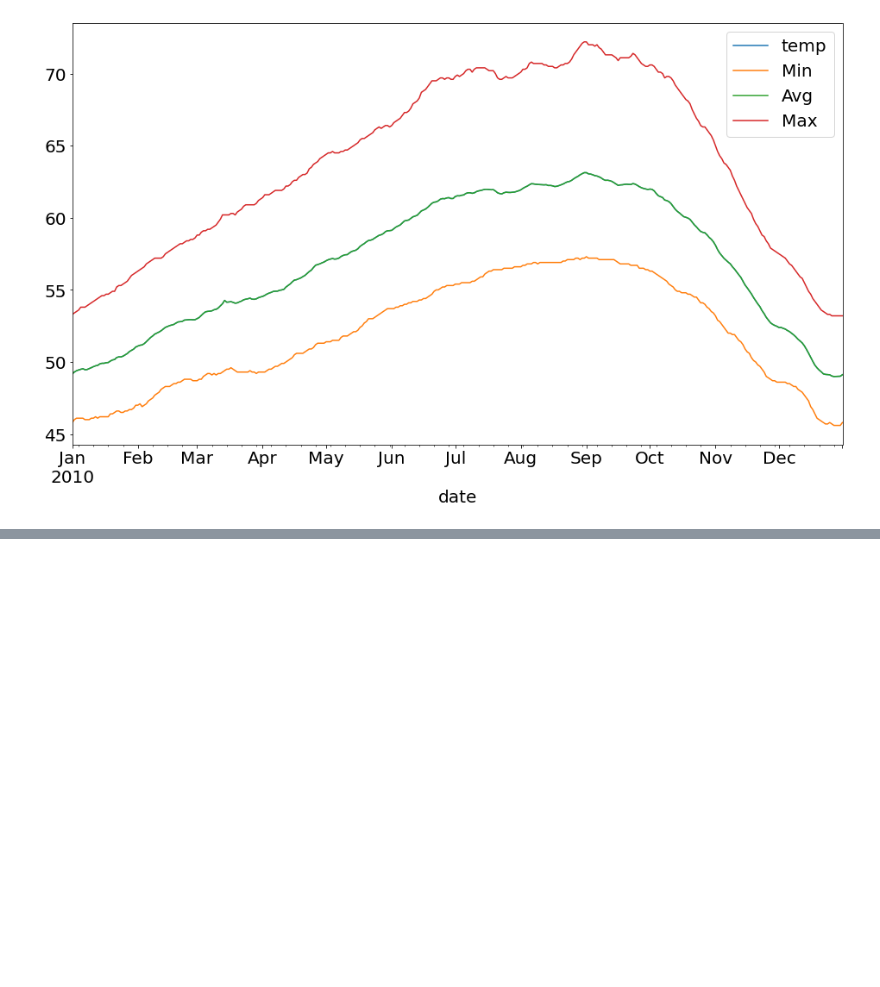
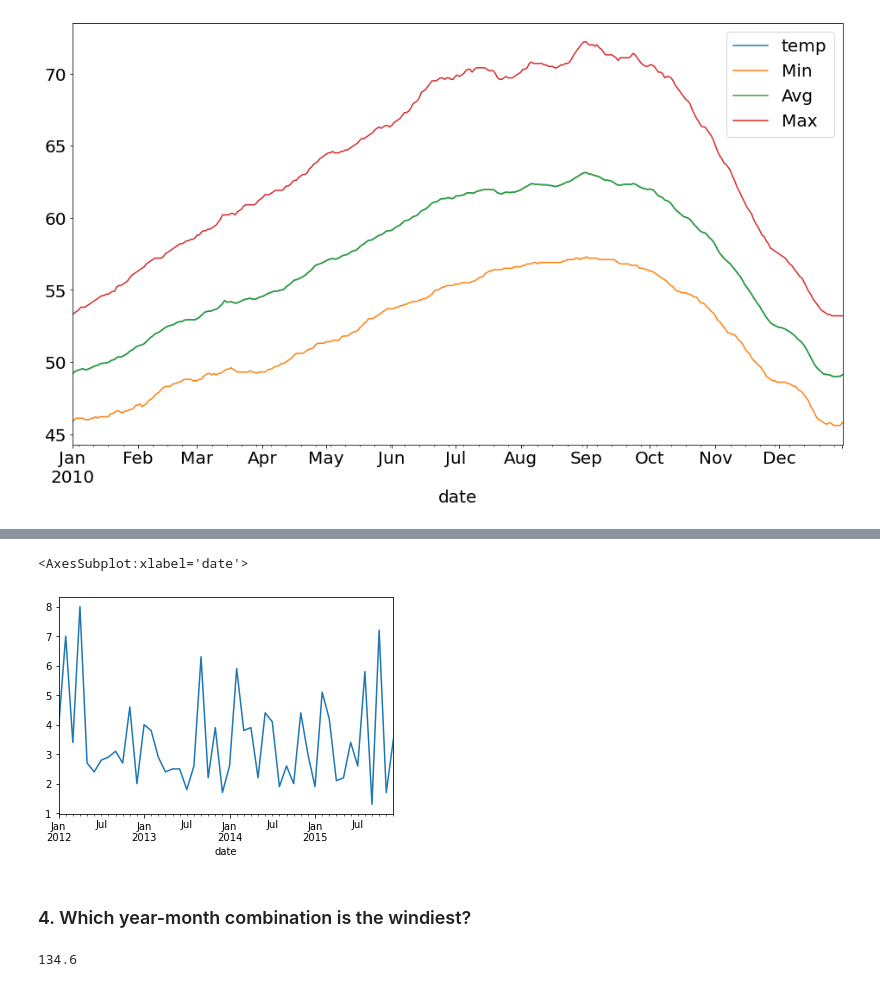
Before and after one commit to SchneemannDavid/time-series-exercises, a Jupyter notebook: exercises/working_with_time-series-data.ipynb, the cells around one changed output, grey strips where cells are left out. Saved outputs shown, nothing was run; the diff lists cells and outputs as text; code cells hidden in the pictures; blank space fills up the shorter version.

```diff
--- a/exercises/working_with_time-series-data.ipynb
+++ b/exercises/working_with_time-series-data.ipynb
@@ -350,0 +450,2 @@ plt.show()
+# %%
+by_month = weather.asfreq('M')
@@ -350,0 +523,11 @@ plt.show()
+# %%
+by_month.wind.plot()
+# %% [output]
+<AxesSubplot:xlabel='date'>
+[figure, added]
+# %% [markdown]
+### 4. Which year-month combination is the windiest?
+# %%
+resample_month.wind.max()
+# %% [output]
+134.6
```
Also changed, not shown: parts of 25 cells of this notebook.
